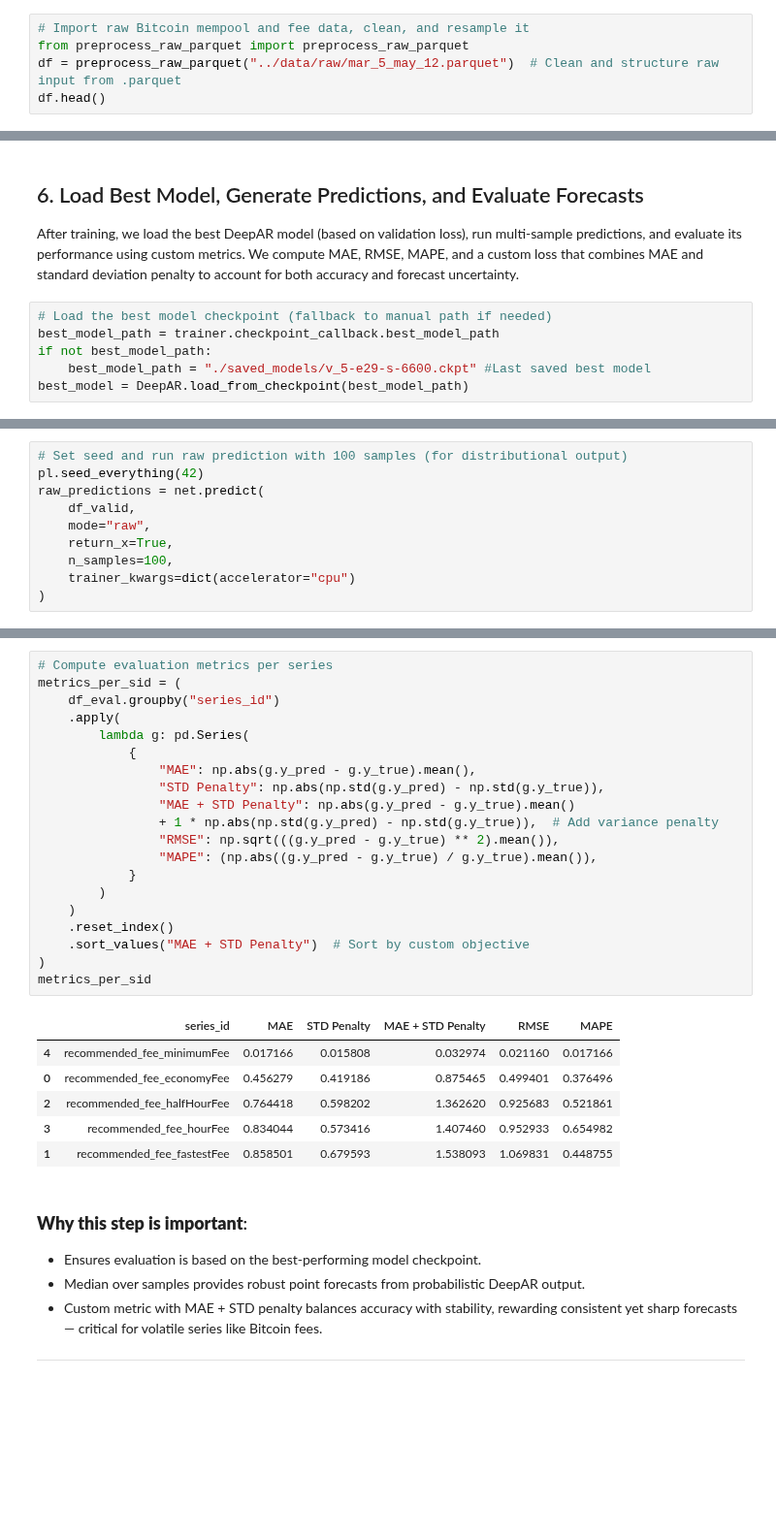
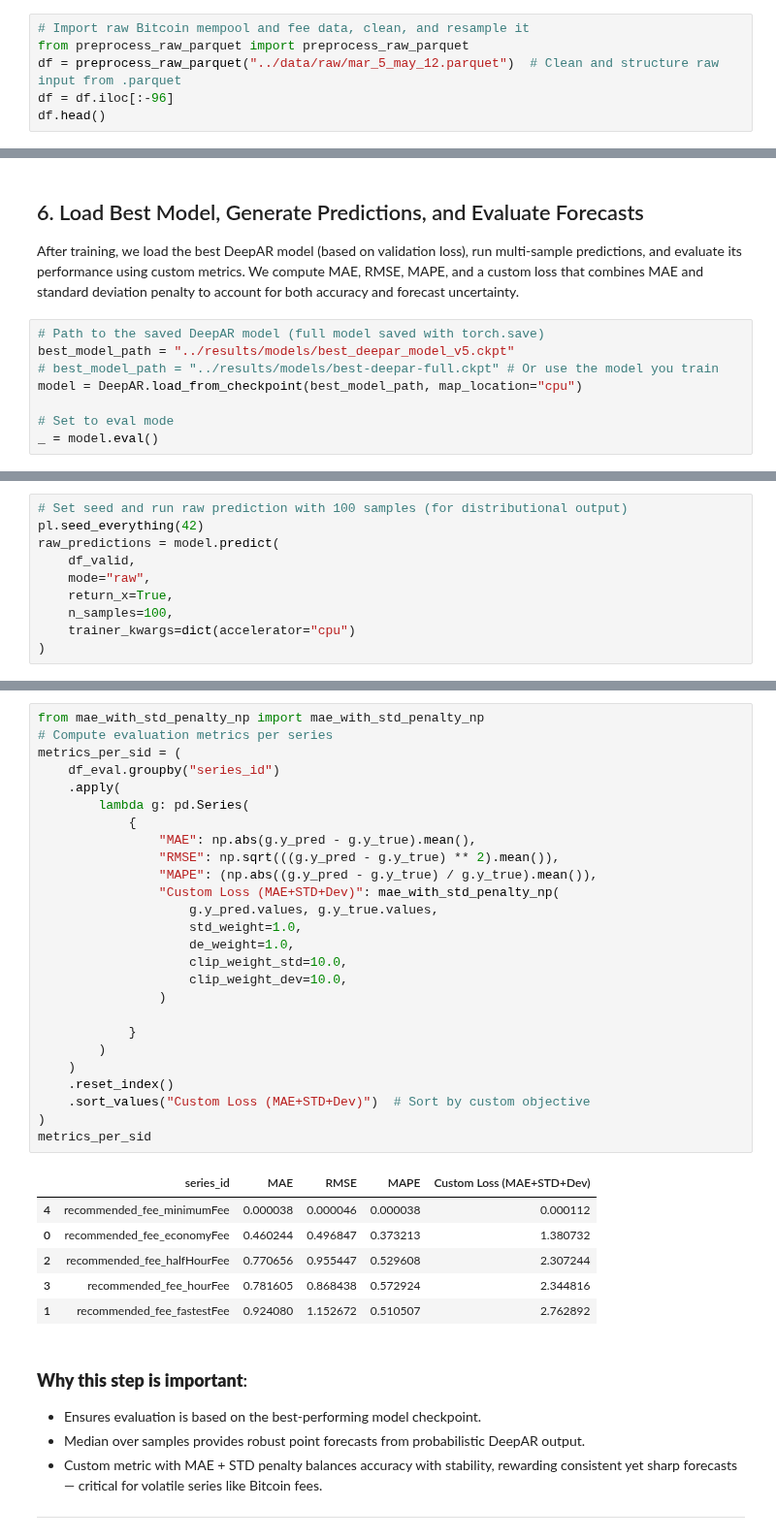
Before and after one commit to UBC-MDS/Capstone_SatCast_Trilemma, a Jupyter notebook: analysis/advanced_deepar.ipynb, the cells around one changed output, grey strips where cells are left out. Shown at 97% size. Saved outputs shown, nothing was run; the diff lists cells and outputs as text; blank space fills up the shorter version.

```diff
--- a/analysis/advanced_deepar.ipynb
+++ b/analysis/advanced_deepar.ipynb
@@ -53,6 +53,7 @@ sys.path.append(str(src_path.resolve()))
 # Import raw Bitcoin mempool and fee data, clean, and resample it
 from preprocess_raw_parquet import preprocess_raw_parquet
 df = preprocess_raw_parquet("../data/raw/mar_5_may_12.parquet")  # Clean and structure raw input from .parquet
+df = df.iloc[:-96]
 df.head()
 # %% [output]
 |  | mempool_blocks_blockSize | mempool_blocks_blockVSize | mempool_blocks_nTx | mempool_blocks_totalFees | ... |
@@ -298,9 +313,11 @@ HPU available: False, using: 0 HPUs
 
 After training, we load the best DeepAR model (based on validation loss), run multi-sample predictions, and evaluate its performance using custom metrics. We compute MAE, RMSE, MAPE, and a custom loss that combines MAE and standard deviation penalty to account for both accuracy and forecast uncertainty.
 # %%
-# Load the best model checkpoint (fallback to manual path if needed)
-best_model_path = trainer.checkpoint_callback.best_model_path
-if not best_model_path:
-    best_model_path = "./saved_models/v_5-e29-s-6600.ckpt" #Last saved best model
-best_model = DeepAR.load_from_checkpoint(best_model_path)
+# Path to the saved DeepAR model (full model saved with torch.save)
+best_model_path = "../results/models/best_deepar_model_v5.ckpt"
+# best_model_path = "../results/models/best-deepar-full.ckpt" # Or use the model you train
+model = DeepAR.load_from_checkpoint(best_model_path, map_location="cpu")
+
+# Set to eval mode
+_ = model.eval()
 # %% [output]
@@ -309,7 +326,7 @@ best_model = DeepAR.load_from_checkpoint(best_model_path)
 # %%
 # Set seed and run raw prediction with 100 samples (for distributional output)
 pl.seed_everything(42)
-raw_predictions = net.predict(
+raw_predictions = model.predict(
     df_valid,
     mode="raw",
     return_x=True,
@@ -374,30 +396,36 @@ df_eval
 # %%
+from mae_with_std_penalty_np import mae_with_std_penalty_np
 # Compute evaluation metrics per series
 metrics_per_sid = (
     df_eval.groupby("series_id")
     .apply(
         lambda g: pd.Series(
             {
                 "MAE": np.abs(g.y_pred - g.y_true).mean(),
-                "STD Penalty": np.abs(np.std(g.y_pred) - np.std(g.y_true)),
-                "MAE + STD Penalty": np.abs(g.y_pred - g.y_true).mean()
-                + 1 * np.abs(np.std(g.y_pred) - np.std(g.y_true)),  # Add variance penalty
                 "RMSE": np.sqrt(((g.y_pred - g.y_true) ** 2).mean()),
                 "MAPE": (np.abs((g.y_pred - g.y_true) / g.y_true).mean()),
+                "Custom Loss (MAE+STD+Dev)": mae_with_std_penalty_np(
+                    g.y_pred.values, g.y_true.values,
+                    std_weight=1.0,
+                    de_weight=1.0,
+                    clip_weight_std=10.0,
+                    clip_weight_dev=10.0,
+                )
+
             }
         )
     )
     .reset_index()
-    .sort_values("MAE + STD Penalty")  # Sort by custom objective
+    .sort_values("Custom Loss (MAE+STD+Dev)")  # Sort by custom objective
 )
 metrics_per_sid
 # %% [output]
-|  | series_id | MAE | STD Penalty | MAE + STD Penalty | RMSE | MAPE |
-| 4 | recommended_fee_minimumFee | 0.017166 | 0.015808 | 0.032974 | 0.021160 | 0.017166 |
-| 0 | recommended_fee_economyFee | 0.456279 | 0.419186 | 0.875465 | 0.499401 | 0.376496 |
-| 2 | recommended_fee_halfHourFee | 0.764418 | 0.598202 | 1.362620 | 0.925683 | 0.521861 |
-| 3 | recommended_fee_hourFee | 0.834044 | 0.573416 | 1.407460 | 0.952933 | 0.654982 |
-| 1 | recommended_fee_fastestFee | 0.858501 | 0.679593 | 1.538093 | 1.069831 | 0.448755 |
+|  | series_id | MAE | RMSE | MAPE | Custom Loss (MAE+STD+Dev) |
+| 4 | recommended_fee_minimumFee | 0.000038 | 0.000046 | 0.000038 | 0.000112 |
+| 0 | recommended_fee_economyFee | 0.460244 | 0.496847 | 0.373213 | 1.380732 |
+| 2 | recommended_fee_halfHourFee | 0.770656 | 0.955447 | 0.529608 | 2.307244 |
+| 3 | recommended_fee_hourFee | 0.781605 | 0.868438 | 0.572924 | 2.344816 |
+| 1 | recommended_fee_fastestFee | 0.924080 | 1.152672 | 0.510507 | 2.762892 |
 # %% [markdown]
 ### **Why this step is important**:
 - Ensures evaluation is based on the best-performing model checkpoint.
```
Also changed, not shown: parts of 17 cells of this notebook, 9 other files.
